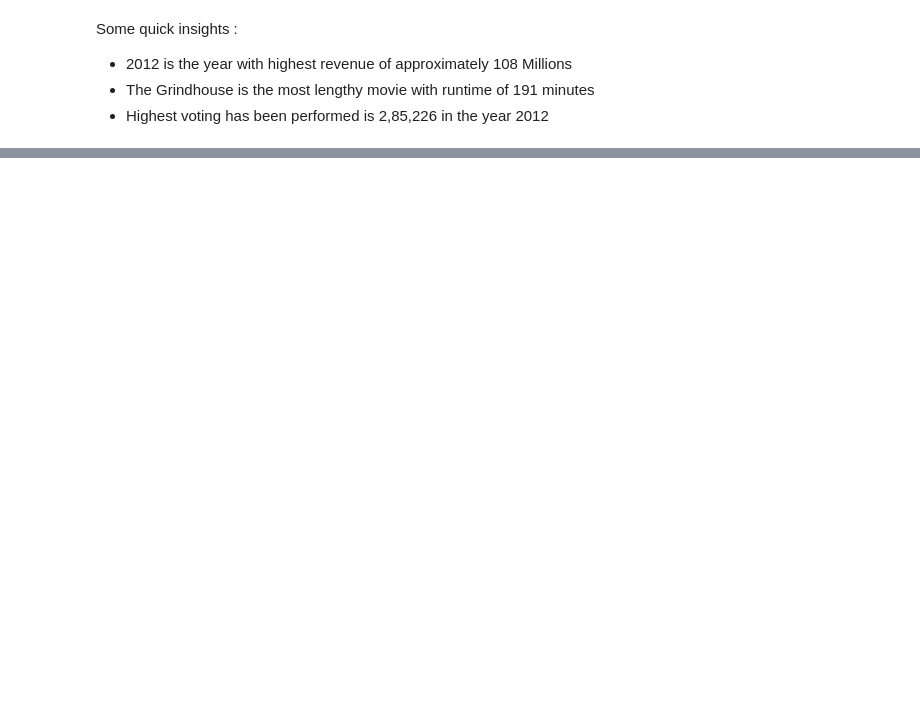
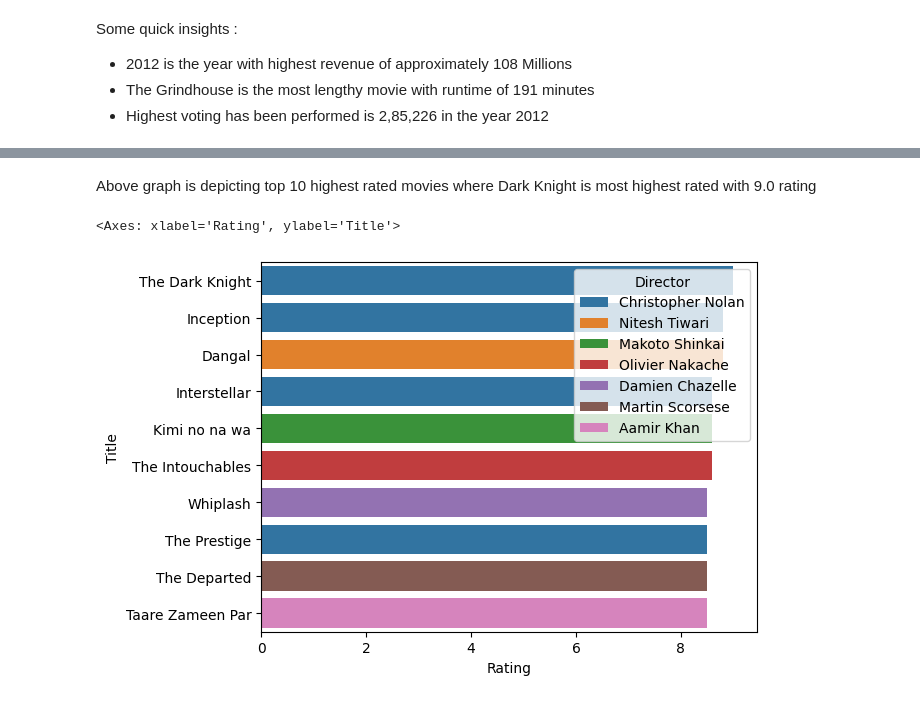
Before and after one commit to jigarsiddhpura/IMDB-Python-EDA, a Jupyter notebook: IMDB.ipynb, the cells around one changed output, grey strips where cells are left out. Drawn from its saved outputs; the diff is of its cells as text; code cells hidden in the pictures; blank space fills up the shorter version.

```diff
--- a/IMDB.ipynb
+++ b/IMDB.ipynb
@@ -296,0 +326,7 @@ Some quick insights :
+# %% [markdown]
+Above graph is depicting top 10 highest rated movies where Dark Knight is most highest rated with 9.0 rating
+# %%
+sns.barplot(x='Rating',y='Title',data=top10M,hue='Director',dodge=False)
+# %% [output]
+<Axes: xlabel='Rating', ylabel='Title'>
+[figure, added]
```
Also changed, not shown: parts of 16 cells of this notebook.
